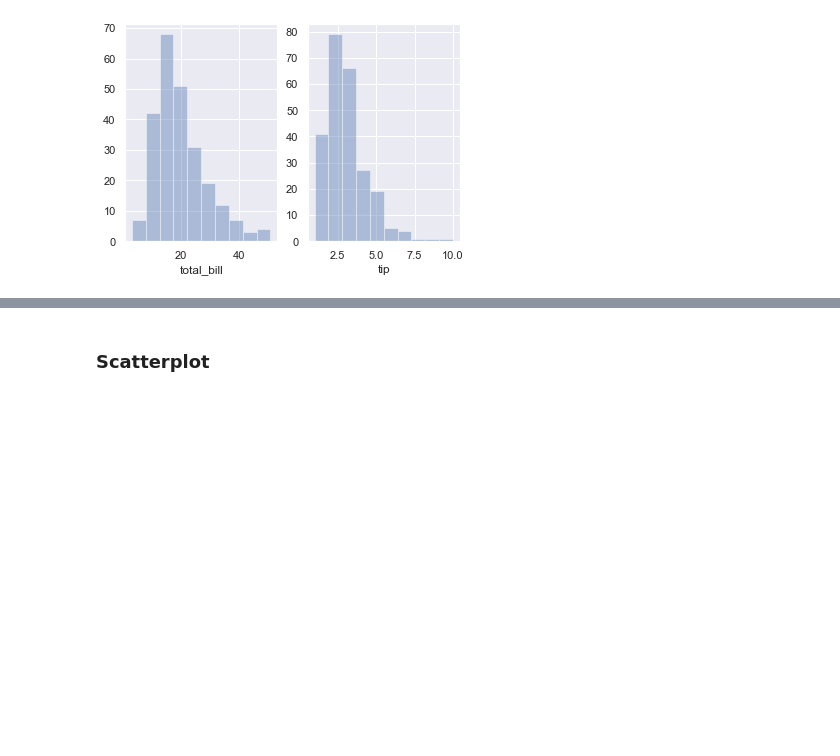
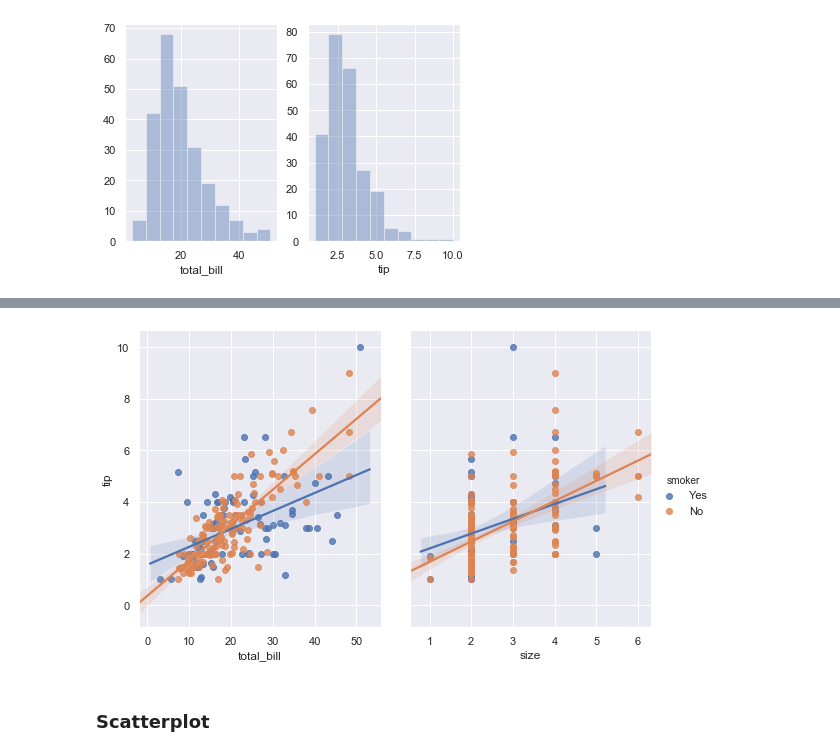
Before and after one commit to ANihill/Fundamentals-Assessment, a Jupyter notebook: Fundamentals of Data Analytics - Assessment.ipynb, the cells around one changed output, grey strips where cells are left out. Saved outputs shown, nothing was run; the diff lists cells and outputs as text; code cells hidden in the pictures; blank space fills up the shorter version.

```diff
--- a/Fundamentals of Data Analytics - Assessment.ipynb
+++ b/Fundamentals of Data Analytics - Assessment.ipynb
@@ -69,3 +78,8 @@ sns.distplot(tips['tip'], kde=False, bins=10);
+# %%
+sns.pairplot(tips, x_vars=["total_bill", "size"], y_vars=["tip"],
+             hue="smoker", height=5, aspect=.8, kind="reg");
+# %% [output]
+[figure, added]
 # %% [markdown]
 ### Scatterplot
 # %%
```
Also changed, not shown: parts of 10 cells of this notebook.
